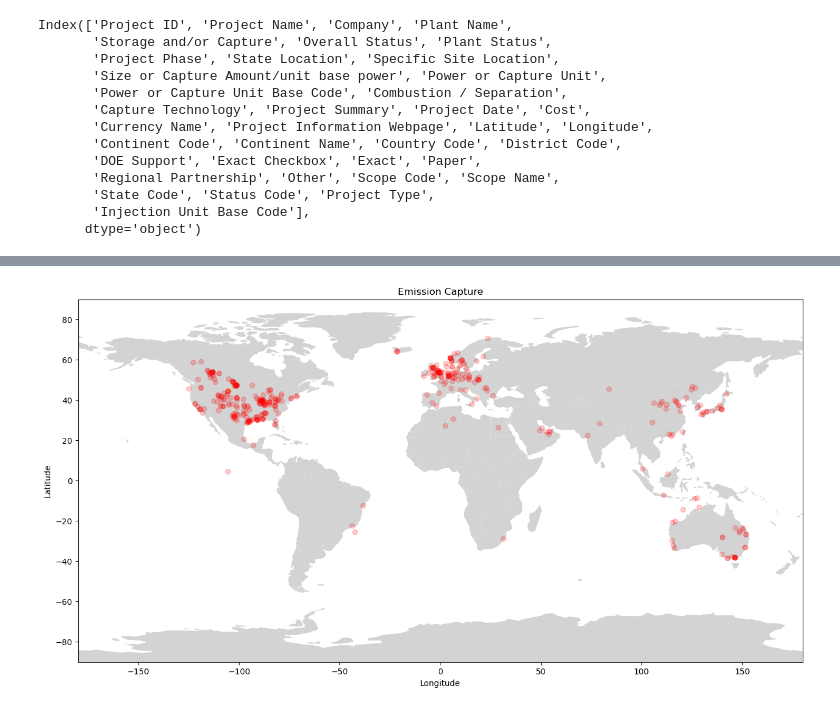
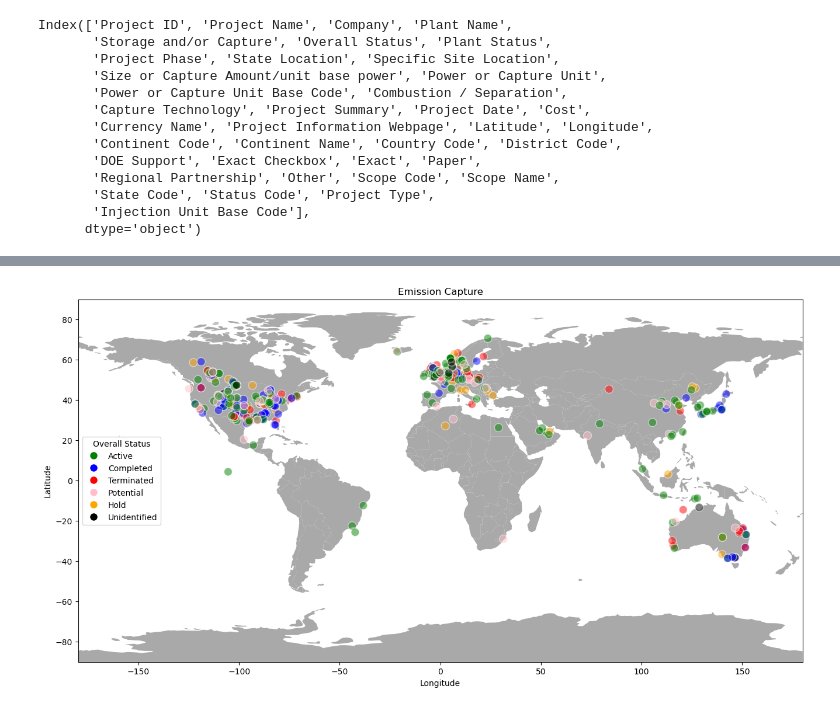
Before and after one commit to LardexTheLarge/AI-Project-1, a Jupyter notebook: CCS map Cleaning.ipynb, the cells around one changed output, grey strips where cells are left out. Drawn from its saved outputs; the diff is of its cells as text; code cells hidden in the pictures.

```diff
--- a/CCS map Cleaning.ipynb
+++ b/CCS map Cleaning.ipynb
@@ -49,6 +49,7 @@ dfNew = df[[
     "Project Date",
     "Country Code",
     "Project Name",
+    "Overall Status",
     "Size or Capture Amount/unit base power",
     "Latitude",
     "Longitude"
@@ -72,6 +73,7 @@ dfNew
 # %%
 # Fill the NAN data in the "Size or Capture Amount/unit base power" column with a zero
 dfNew["Size or Capture Amount/unit base power"] = dfNew["Size or Capture Amount/unit base power"].fillna(0)
+dfNew["Overall Status"] = dfNew["Overall Status"].fillna("Unidentified")
 dfNew
 # %% [output]
 A value is trying to be set on a copy of a slice from a DataFrame.
@@ -96,33 +103,44 @@ See the caveats in the documentation: https://pandas.pydata.org/pandas-docs/stab
 # %%
-# Geopandas has a map the the world to use as the background of a plot
+# Geopandas has a map of the world to use as the background of a plot
 WorldMap = geopandas.read_file(geopandas.datasets.get_path("naturalearth_lowres"))
 
 # Change the size and color of the map in the background
 fig, ax = plt.subplots(figsize=(16, 10))
-WorldMap.plot(color="lightgrey", ax=ax)
+WorldMap.plot(color="darkgrey", ax=ax)
 
-# Create variables for the lat, long and capture
+# Create variables for the latitude, longitude, status of each CCS
 x = dfNew['Longitude']
 y = dfNew['Latitude']
-z = dfNew['Size or Capture Amount/unit base power']
+status = dfNew["Overall Status"]
 
-# Use a scatterplot to plot the variables and show where the locations are
-plt.scatter(x, y,
-            # s=0.025*z,
-            c=z,
-            alpha=0.2,
-            cmap='autumn'
-        )
-# plt.colorbar(label='Capture Amount')
+# Define custom colors for each status category
+custom_colors = {
+    'Active': 'green',
+    'Completed': 'blue',
+    'Terminated': 'red',
+    'Potential': 'pink',
+    "Hold" : "Orange",
+    "Unidentified": "black"
+}
+
+# Map the status to colors for each point
+point_colors = status.map(custom_colors)
+
+# Use a scatter plot to plot the variables and show where the locations are, with color-coded points
+scatter = plt.scatter(x, y, c=point_colors, alpha=0.5, edgecolors="w", s=100)
 
 # Add limits to the plot
 plt.xlim([-180, 180])
 plt.ylim([-90, 90])
 
-#Add title and labels
+# Add a legend for the status
+legend_labels = [plt.Line2D([0], [0], marker='o', color='w', markerfacecolor=color, markersize=10, label=status) for status, color in custom_colors.items()]
+plt.legend(handles=legend_labels, title='Overall Status', loc='center left')
+
+# Add title and labels
 plt.title("Emission Capture")
 plt.xlabel("Longitude")
 plt.ylabel("Latitude")
 plt.show()
 # %% [output]
-[figure, old version]
+[figure, new version]
```
Also changed, not shown: parts of 3 cells of this notebook.
